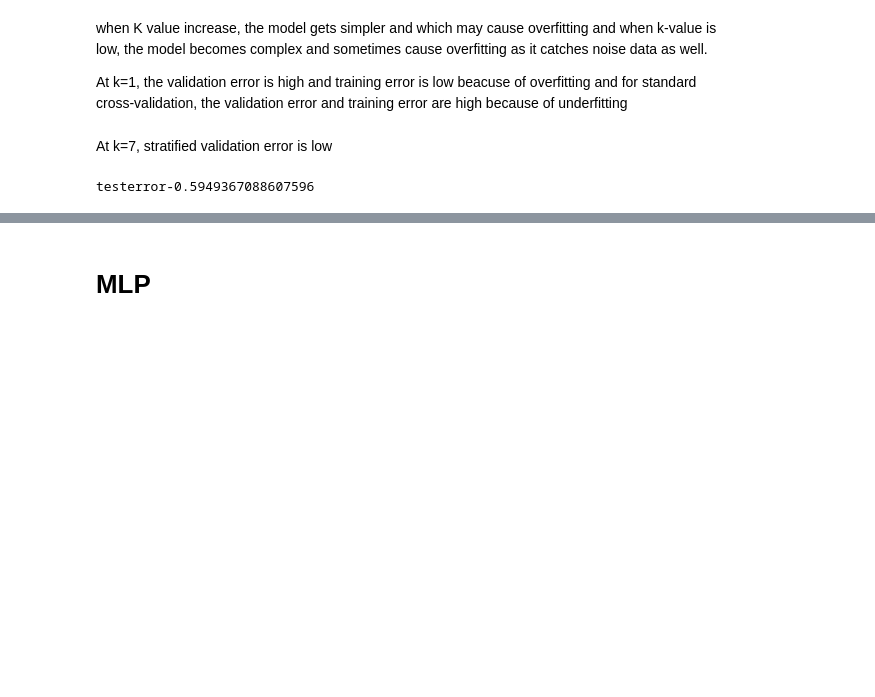
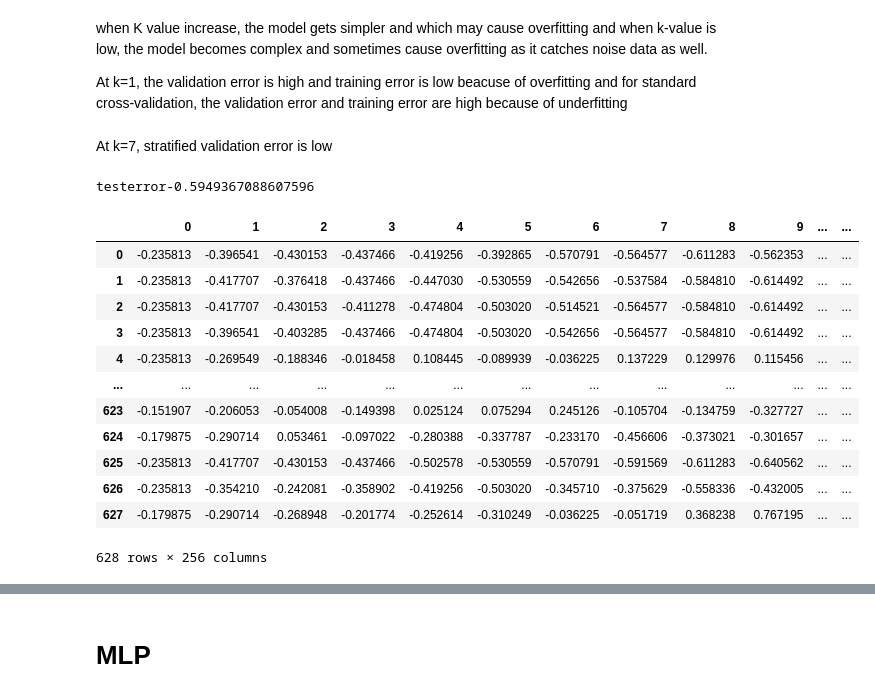
Before and after one commit to darava13/Assignment-2, a Jupyter notebook: Assignment-2.ipynb, the cells around one changed output, grey strips where cells are left out. Drawn from its saved outputs; the diff is of its cells as text; code cells hidden in the pictures; blank space fills up the shorter version.

```diff
--- a/Assignment-2.ipynb
+++ b/Assignment-2.ipynb
@@ -274,3 +274,20 @@ test_error = 1 - knn.score(testing,target_test)
 print(f'testerror-{test_error}')
 # %% [output]
 testerror-0.5949367088607596
+# %%
+training_data.index=[i for i in range(len(training_data.index))]
+training_data
+# %% [output]
+|  | 0 | 1 | 2 | 3 | 4 | 5 | 6 | 7 | 8 | 9 | ... | ... |
+| 0 | -0.235813 | -0.396541 | -0.430153 | -0.437466 | -0.419256 | -0.392865 | -0.570791 | -0.564577 | -0.611283 | -0.562353 | ... | ... |
+| 1 | -0.235813 | -0.417707 | -0.376418 | -0.437466 | -0.447030 | -0.530559 | -0.542656 | -0.537584 | -0.584810 | -0.614492 | ... | ... |
+| 2 | -0.235813 | -0.417707 | -0.430153 | -0.411278 | -0.474804 | -0.503020 | -0.514521 | -0.564577 | -0.584810 | -0.614492 | ... | ... |
+| 3 | -0.235813 | -0.396541 | -0.403285 | -0.437466 | -0.474804 | -0.503020 | -0.542656 | -0.564577 | -0.584810 | -0.614492 | ... | ... |
+| 4 | -0.235813 | -0.269549 | -0.188346 | -0.018458 | 0.108445 | -0.089939 | -0.036225 | 0.137229 | 0.129976 | 0.115456 | ... | ... |
+| ... | ... | ... | ... | ... | ... | ... | ... | ... | ... | ... | ... | ... |
+| 623 | -0.151907 | -0.206053 | -0.054008 | -0.149398 | 0.025124 | 0.075294 | 0.245126 | -0.105704 | -0.134759 | -0.327727 | ... | ... |
+| 624 | -0.179875 | -0.290714 | 0.053461 | -0.097022 | -0.280388 | -0.337787 | -0.233170 | -0.456606 | -0.373021 | -0.301657 | ... | ... |
+| 625 | -0.235813 | -0.417707 | -0.430153 | -0.437466 | -0.502578 | -0.530559 | -0.570791 | -0.591569 | -0.611283 | -0.640562 | ... | ... |
+| 626 | -0.235813 | -0.354210 | -0.242081 | -0.358902 | -0.419256 | -0.503020 | -0.345710 | -0.375629 | -0.558336 | -0.432005 | ... | ... |
+| 627 | -0.179875 | -0.290714 | -0.268948 | -0.201774 | -0.252614 | -0.310249 | -0.036225 | -0.051719 | 0.368238 | 0.767195 | ... | ... |
+628 rows × 256 columns
```
Also changed, not shown: parts of 8 cells of this notebook.
